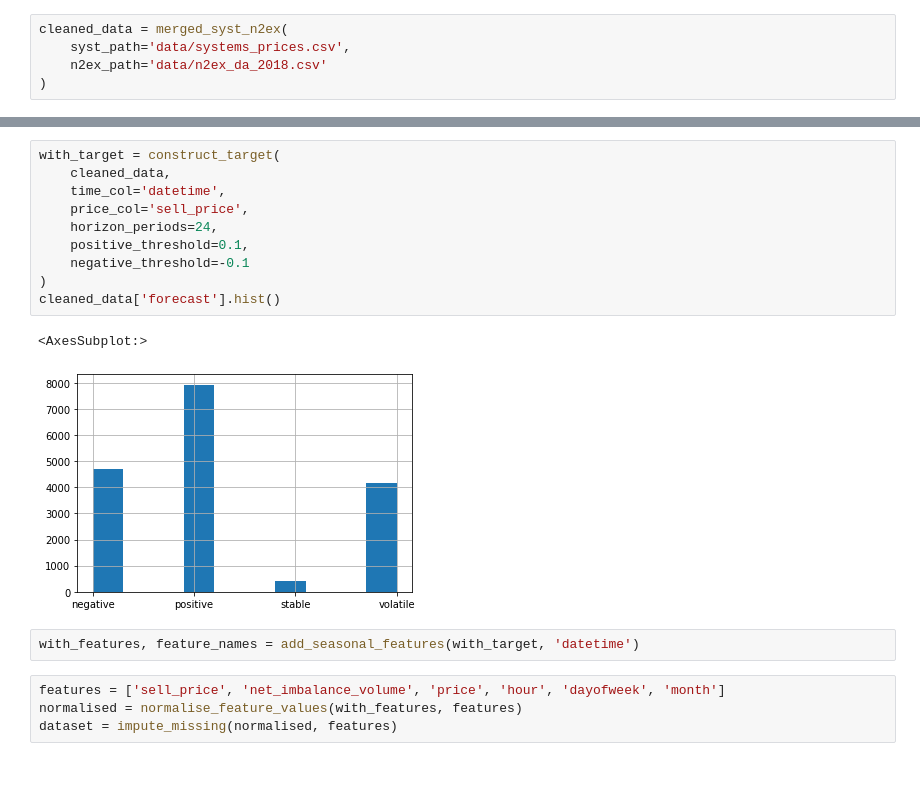
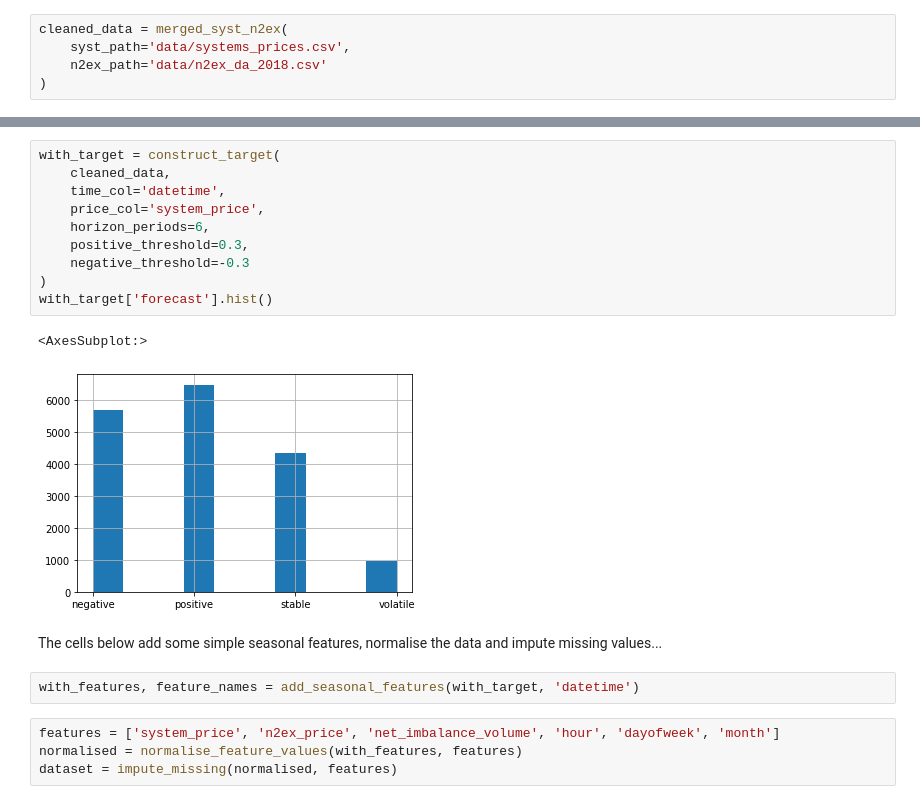
Before and after one commit to cjmcmurtrie/origami, a Jupyter notebook: part_2_modelling.ipynb, the cells around one changed output, grey strips where cells are left out. Cells and saved outputs as stored; diff of their text form; blank space fills up the shorter version.

```diff
--- a/part_2_modelling.ipynb
+++ b/part_2_modelling.ipynb
@@ -14,20 +30,22 @@ cleaned_data = merged_syst_n2ex(
 # %%
 with_target = construct_target(
     cleaned_data,
     time_col='datetime',
-    price_col='sell_price',
-    horizon_periods=24,
-    positive_threshold=0.1,
-    negative_threshold=-0.1
+    price_col='system_price',
+    horizon_periods=6,
+    positive_threshold=0.3,
+    negative_threshold=-0.3
 )
-cleaned_data['forecast'].hist()
+with_target['forecast'].hist()
 # %% [output]
 <AxesSubplot:>
-[figure, old version]
+[figure, new version]
+# %% [markdown]
+The cells below add some simple seasonal features, normalise the data and impute missing values...
 # %%
 with_features, feature_names = add_seasonal_features(with_target, 'datetime')
 # %%
-features = ['sell_price', 'net_imbalance_volume', 'price', 'hour', 'dayofweek', 'month']
+features = ['system_price', 'n2ex_price', 'net_imbalance_volume', 'hour', 'dayofweek', 'month']
 normalised = normalise_feature_values(with_features, features)
 dataset = impute_missing(normalised, features)
 # %%
```
Also changed, not shown: parts of 9 cells of this notebook, 1 other file.
